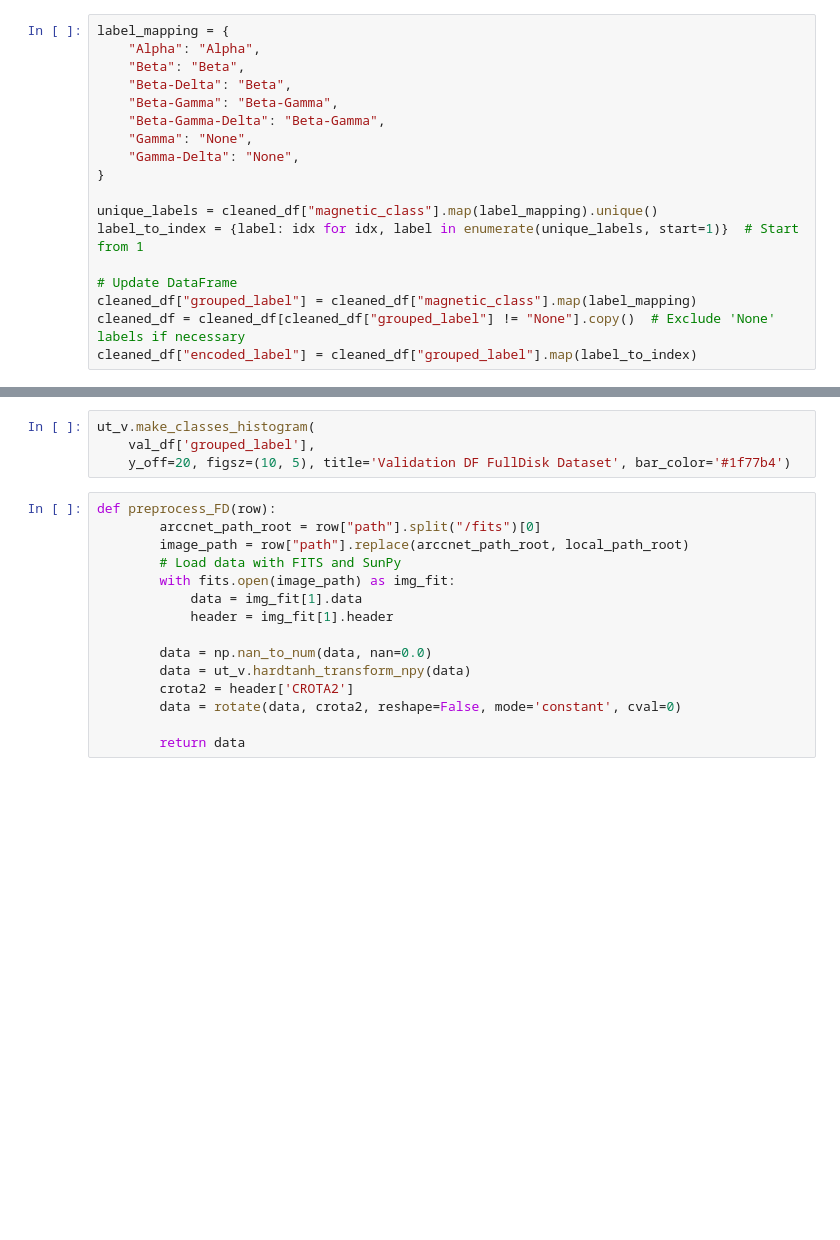
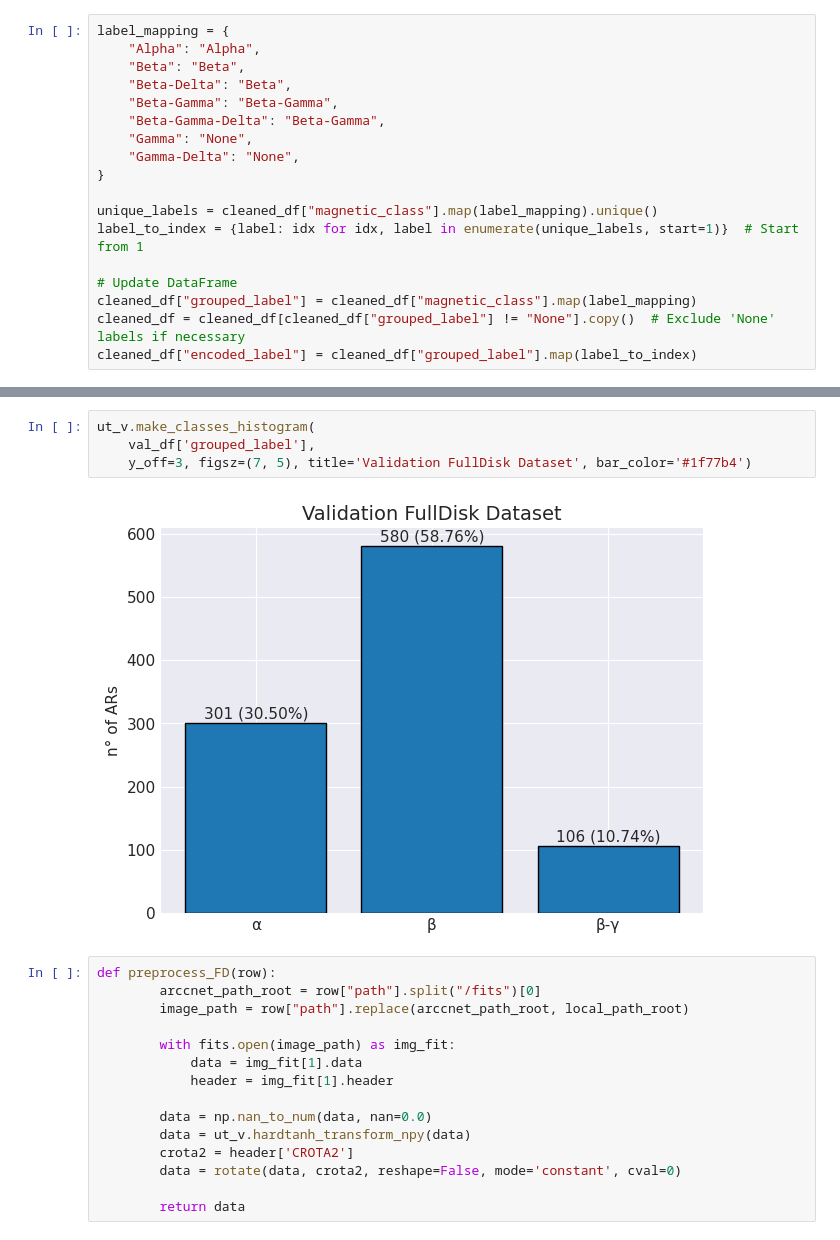
Before and after one commit to edoardolegnaro/ARCCnet, a Jupyter notebook: arccnet/models/fulldisk/train.ipynb, the cells around one changed output, grey strips where cells are left out. Saved outputs shown, nothing was run; the diff lists cells and outputs as text; blank space fills up the shorter version.

```diff
--- a/arccnet/models/fulldisk/train.ipynb
+++ b/arccnet/models/fulldisk/train.ipynb
@@ -96,12 +116,14 @@ ut_v.make_classes_histogram(
 # %%
 ut_v.make_classes_histogram(
     val_df['grouped_label'],
-    y_off=20, figsz=(10, 5), title='Validation DF FullDisk Dataset', bar_color='#1f77b4')
+    y_off=3, figsz=(7, 5), title='Validation FullDisk Dataset', bar_color='#1f77b4')
+# %% [output]
+[figure, added]
 # %%
 def preprocess_FD(row):
         arccnet_path_root = row["path"].split("/fits")[0]
         image_path = row["path"].replace(arccnet_path_root, local_path_root)
-        # Load data with FITS and SunPy
+
         with fits.open(image_path) as img_fit:
             data = img_fit[1].data
             header = img_fit[1].header
```
Also changed, not shown: parts of 22 cells of this notebook, 2 other files.
